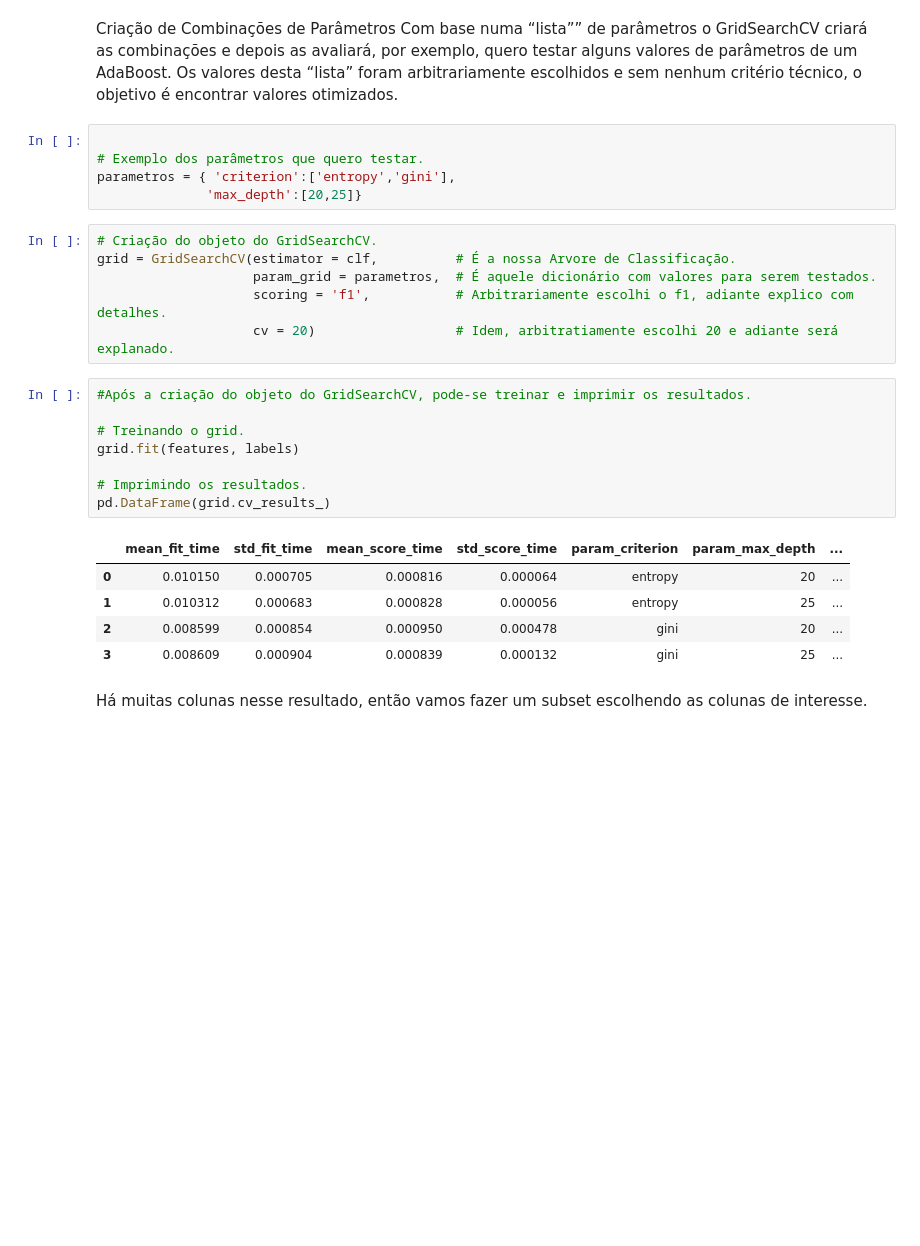
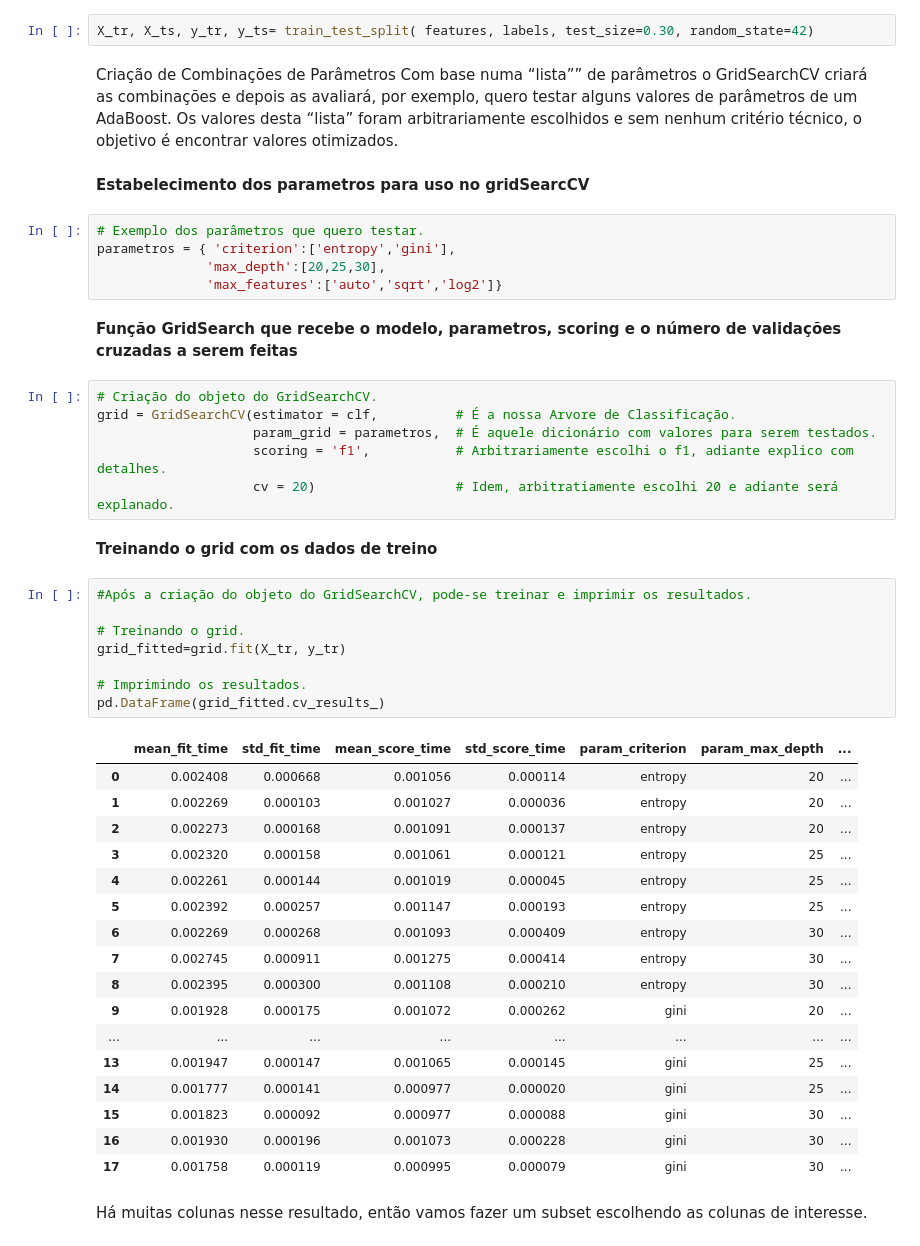
Before and after one commit to Lalalmada/Otimizacao_de_hiperparametros_em_Machine_Learning, a Jupyter notebook: DecisionTreeClassifier_GridSearchCV.ipynb, the cells around one changed output. Saved outputs shown, nothing was run; the diff lists cells and outputs as text; blank space fills up the shorter version.

```diff
--- a/DecisionTreeClassifier_GridSearchCV.ipynb
+++ b/DecisionTreeClassifier_GridSearchCV.ipynb
@@ -56,31 +66,51 @@ array([1.        , 0.93333333, 1.        , 0.93333333, 0.93333333,
+# %%
+X_tr, X_ts, y_tr, y_ts= train_test_split( features, labels, test_size=0.30, random_state=42)
 # %% [markdown]
 Criação de Combinações de Parâmetros
 Com base numa “lista”” de parâmetros o GridSearchCV criará as combinações e depois as avaliará, por exemplo, quero testar alguns valores de parâmetros de um AdaBoost. Os valores desta “lista” foram arbitrariamente escolhidos e sem nenhum critério técnico, o objetivo é encontrar valores otimizados.
+# %% [markdown]
+**Estabelecimento dos parametros para uso no gridSearcCV**
 # %%
-
 # Exemplo dos parâmetros que quero testar.
 parametros = { 'criterion':['entropy','gini'],
-              'max_depth':[20,25]}
+              'max_depth':[20,25,30],
+              'max_features':['auto','sqrt','log2']}
+# %% [markdown]
+**Função GridSearch que recebe o modelo, parametros, scoring e o número de validações cruzadas a serem feitas**
 # %%
 # Criação do objeto do GridSearchCV.
 grid = GridSearchCV(estimator = clf,          # É a nossa Arvore de Classificação.
                     param_grid = parametros,  # É aquele dicionário com valores para serem testados.
                     scoring = 'f1',           # Arbitrariamente escolhi o f1, adiante explico com detalhes.
                     cv = 20)                  # Idem, arbitratiamente escolhi 20 e adiante será explanado.
+# %% [markdown]
+**Treinando o grid com os dados de treino**
 # %%
 #Após a criação do objeto do GridSearchCV, pode-se treinar e imprimir os resultados.
 
 # Treinando o grid.
-grid.fit(features, labels)
+grid_fitted=grid.fit(X_tr, y_tr)
 
 # Imprimindo os resultados.
-pd.DataFrame(grid.cv_results_)
+pd.DataFrame(grid_fitted.cv_results_)
 # %% [output]
 |  | mean_fit_time | std_fit_time | mean_score_time | std_score_time | param_criterion | param_max_depth | ... |
-| 0 | 0.010150 | 0.000705 | 0.000816 | 0.000064 | entropy | 20 | ... |
-| 1 | 0.010312 | 0.000683 | 0.000828 | 0.000056 | entropy | 25 | ... |
-| 2 | 0.008599 | 0.000854 | 0.000950 | 0.000478 | gini | 20 | ... |
-| 3 | 0.008609 | 0.000904 | 0.000839 | 0.000132 | gini | 25 | ... |
+| 0 | 0.002408 | 0.000668 | 0.001056 | 0.000114 | entropy | 20 | ... |
+| 1 | 0.002269 | 0.000103 | 0.001027 | 0.000036 | entropy | 20 | ... |
+| 2 | 0.002273 | 0.000168 | 0.001091 | 0.000137 | entropy | 20 | ... |
+| 3 | 0.002320 | 0.000158 | 0.001061 | 0.000121 | entropy | 25 | ... |
+| 4 | 0.002261 | 0.000144 | 0.001019 | 0.000045 | entropy | 25 | ... |
+| 5 | 0.002392 | 0.000257 | 0.001147 | 0.000193 | entropy | 25 | ... |
+| 6 | 0.002269 | 0.000268 | 0.001093 | 0.000409 | entropy | 30 | ... |
+| 7 | 0.002745 | 0.000911 | 0.001275 | 0.000414 | entropy | 30 | ... |
+| 8 | 0.002395 | 0.000300 | 0.001108 | 0.000210 | entropy | 30 | ... |
+| 9 | 0.001928 | 0.000175 | 0.001072 | 0.000262 | gini | 20 | ... |
+| ... | ... | ... | ... | ... | ... | ... | ... |
+| 13 | 0.001947 | 0.000147 | 0.001065 | 0.000145 | gini | 25 | ... |
+| 14 | 0.001777 | 0.000141 | 0.000977 | 0.000020 | gini | 25 | ... |
+| 15 | 0.001823 | 0.000092 | 0.000977 | 0.000088 | gini | 30 | ... |
+| 16 | 0.001930 | 0.000196 | 0.001073 | 0.000228 | gini | 30 | ... |
+| 17 | 0.001758 | 0.000119 | 0.000995 | 0.000079 | gini | 30 | ... |
 # %% [markdown]
 Há muitas colunas nesse resultado, então vamos fazer um subset escolhendo as colunas de interesse.
 # %%
```
Also changed, not shown: parts of 37 cells of this notebook.
